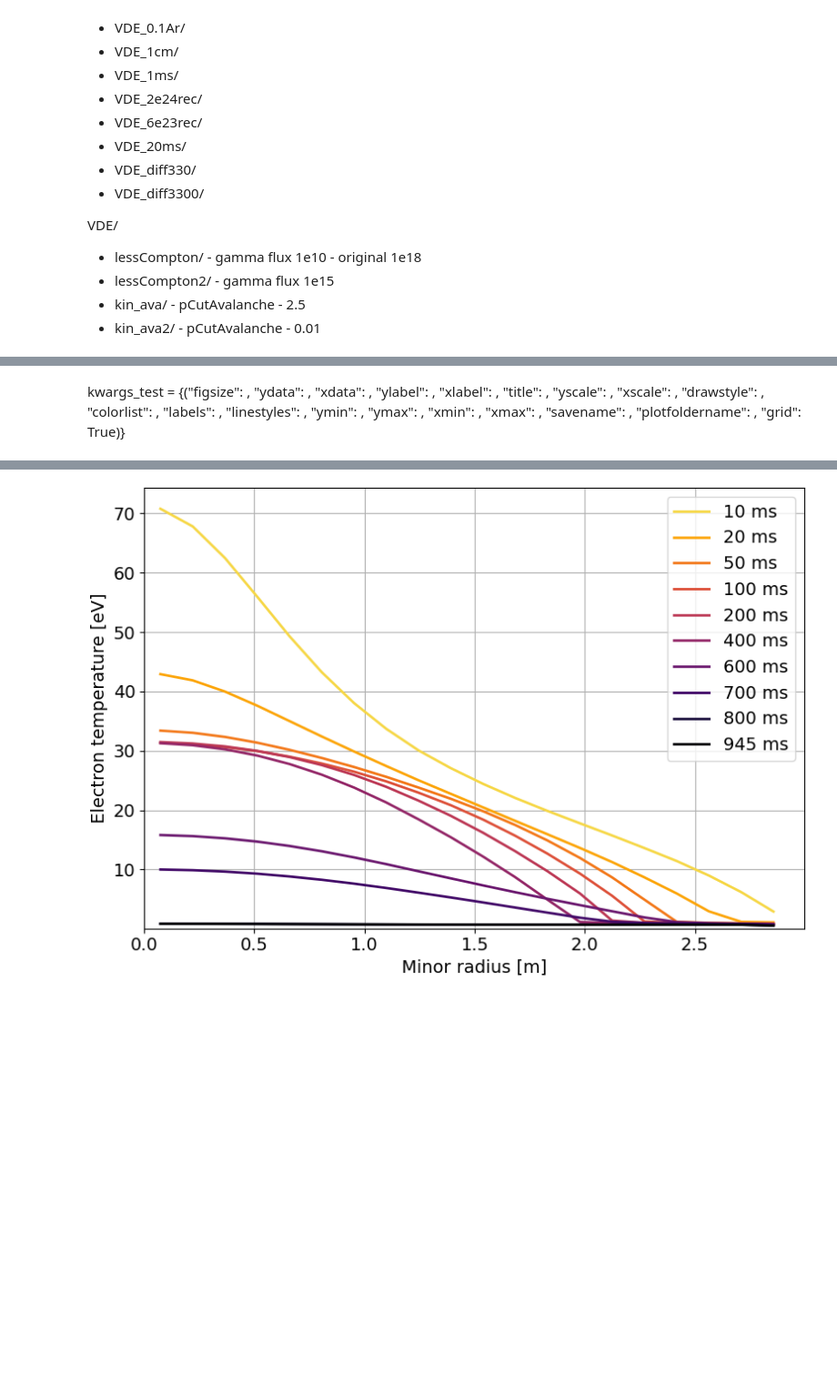
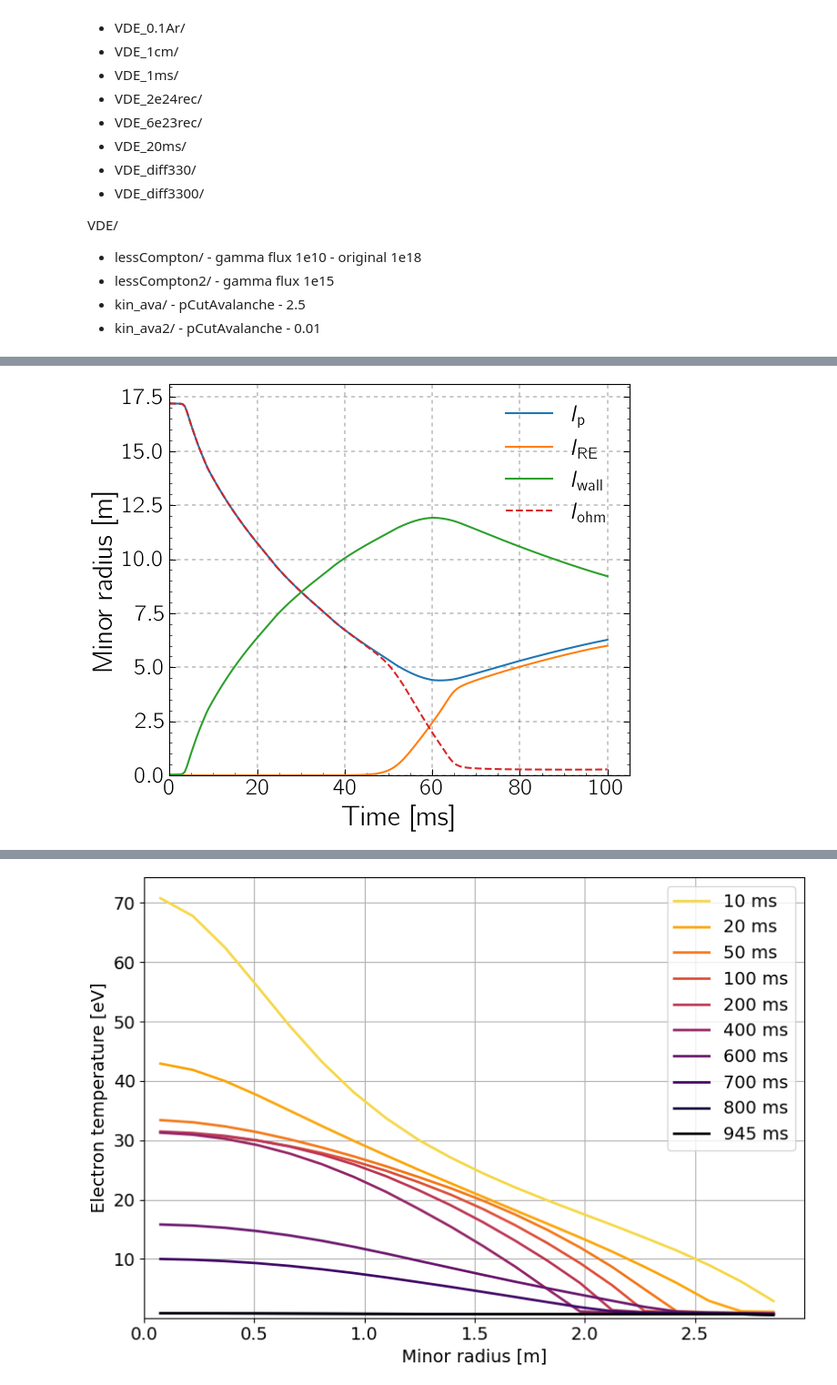
Before and after one commit to leferi99/CDO-plotting, a Jupyter notebook: main_plots.ipynb, the cells around one changed output, grey strips where cells are left out. Shown at 91% size. Cells and saved outputs as stored; diff of their text form; code cells hidden in the pictures; blank space fills up the shorter version.

```diff
--- a/main_plots.ipynb
+++ b/main_plots.ipynb
@@ -8,23 +8,18 @@ import os
 import bisect
 import pickle
 import glob
-import copy
 import CDOconcat
 
 
-plt.rcParams.update({'font.size': 16})
-plt.rcParams['lines.linewidth'] = 2
-plt.rcParams['figure.constrained_layout.use'] = True
-plt.rcParams['image.cmap'] = 'inferno'
 %matplotlib widget
 
 
 def basic_1D(figsize=[6,4], ydata=[None], xdata=None, ylabel=None, xlabel=None, title=None, legendloc=None,
-             yscale="linear", xscale="linear", drawstyle="default", colorlist=None, labels=None, linestyles=None,
-             ymin=None, ymax=None, xmin=None, xmax=None, savename=None, suffix=None, plotfoldername=None, grid=True):
+             yscale="linear", xscale="linear", legendfontsize="small", colorlist=None, labels=None, linestyles=None,
+             ymin=None, ymax=None, xmin=None, xmax=None, savename=None, suffix=None, plotfoldername=None):
 
     fig = plt.figure(figsize=figsize)
-    kwargs = {"drawstyle": drawstyle}
+    kwargs = {}
 
     for i, data in enumerate(ydata):
         if colorlist is not None:
@@ -45,9 +40,8 @@ def basic_1D(figsize=[6,4], ydata=[None], xdata=None, ylabel=None, xlabel=None,
     axes.set_xlim([xmin, xmax])
     axes.set_ylabel(ylabel)
     axes.set_xlabel(xlabel)
-    if grid: axes.grid()
     if title is not None: plt.title(title)
-    if legendloc is not None: plt.legend(loc=legendloc, fontsize="small", framealpha=0.5)
+    if legendloc is not None: plt.legend(loc=legendloc, fontsize=legendfontsize)
 
     if savename:
         if suffix is not None: savename += suffix
@@ -94,7 +88,7 @@ def twinx_1D(figsize=[6,4], ydata=[None], xdata=None, ylabel=None, xlabel=None,
         plt.show()
 
 
-def basic_2D(data, figsize=[6,5], xgrid=None, ygrid=None, savename=None,
+def basic_2D(data, figsize=[6,5], xgrid=None, ygrid=None, savename=None, yscale="linear",
              title=None, cbarlabel=None, plotfoldername=None, ymin=None, ymax=None,
              normalization="lin", linthresh=1e-2, xlabel=None, ylabel=None,
              datamin=None, datamax=None, logdiff=None, levels=None, cmap=None):
@@ -159,6 +153,7 @@ def basic_2D(data, figsize=[6,5], xgrid=None, ygrid=None, savename=None,
     axes.set_ylabel(ylabel)
     axes.set_xlabel(xlabel)
     axes.set_title(title)
+    axes.set_yscale(yscale)
 
     if savename:
         plt.savefig(plotfoldername + savename + ".png", dpi=150)
@@ -265,9 +260,3 @@ Hottailgrid enabled: True
 Resolution: (100, 1)
 Runawaygrid enabled: True
 Resolution: (180, 15)
-# %% [markdown]
-kwargs_test = {("figsize": , "ydata": , "xdata": , "ylabel": , "xlabel": ,
-                "title": , "yscale": , "xscale": , "drawstyle": ,
-                "colorlist": , "labels": , "linestyles": ,
-                "ymin": , "ymax": , "xmin": , "xmax": ,
-                "savename": , "plotfoldername": , "grid": True)}
@@ -390,0 +354,23 @@ for kwargs in for_2D_plotting:
+# %%
+# Áramok
+plt.rcParams.update({"axes.grid": True, "grid.color": "black", "grid.linewidth": 0.3, "grid.linestyle": (0, (10, 10))})
+with matplotlib.rc_context({"figure.dpi" : 100}):
+    currentslist = [concat.I_p / 1e6,
+                    (concat.I_re + concat.I_hot) / 1e6,
+                    concat.I_wall / 1e6,
+                    concat.I_ohm / 1e6]
+
+    currents = {"figsize": FS_1D_LINE_GENERAL,
+                "ydata": currentslist,
+                "ymin": 0, "ymax": None,
+                "xdata": concat.timegrid_ms,
+                "xmin": 0, "xmax": None,
+                "linestyles": ["-", "-", "-", "--"],
+                "legendloc": "upper right",
+                "ylabel": EN_R,
+                "xlabel": EN_T,
+                "labels": [r"$I_{\rm p}$", r"$I_{\rm RE}$", r"$I_{\rm wall}$", r"$I_{\rm ohm}$"],
+                "savename": None}
+    basic_1D(**currents)
+# %% [output]
+[figure, added]
```
Also changed, not shown: parts of 6 cells of this notebook, 1 other file.
